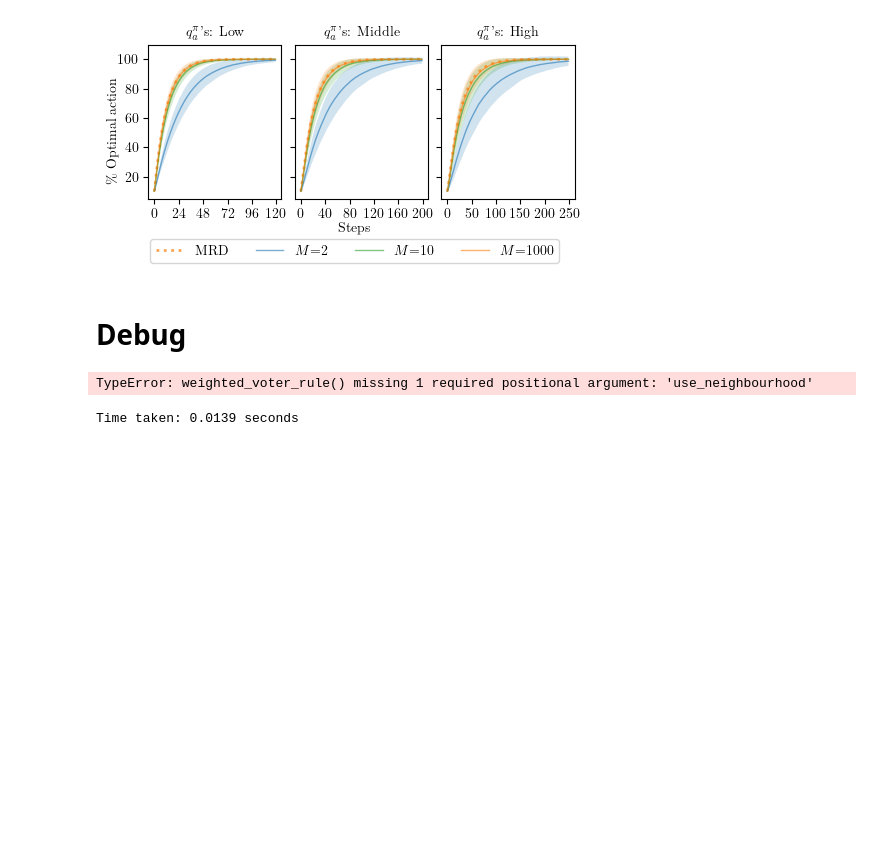
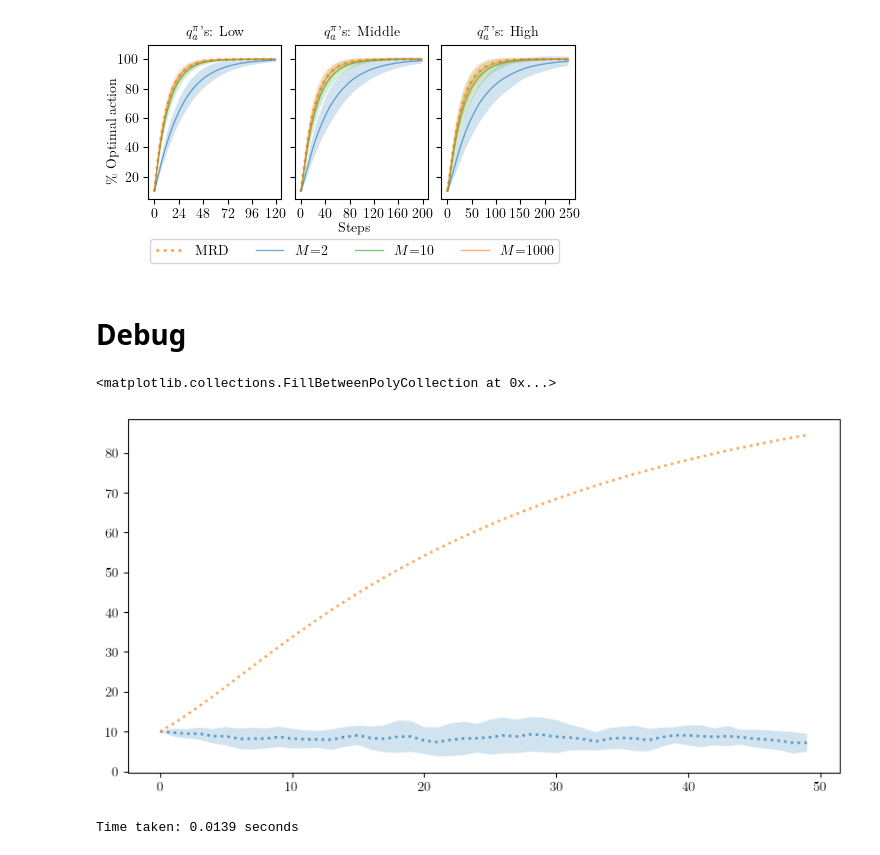
Before and after one commit to MISTLab/HiveMindRL, a Jupyter notebook: src/populations.ipynb, the cells around one changed output. Saved outputs shown, nothing was run; the diff lists cells and outputs as text; code cells hidden in the pictures; blank space fills up the shorter version.

```diff
--- a/src/populations.ipynb
+++ b/src/populations.ipynb
@@ -787,17 +789,19 @@ plt.legend()
 # %%
 bandit = BanditLinear(name="near one", device="cpu")
 
-step = 250
-seeds = 10
+step = 50
+seeds = 5
 population_size = 1000
-neighbourhood_size = 1000
+neighbourhood_size = 1
+use_neighbourhood = True
 name = "near one"
 
-_, optimal_action_wvr_10 = weighted_voter_rule(
+_, optimal_action_wvr_10 = majority_rule(
     steps=step,
     population_size=population_size,
-    seeds=seeds,
+    iterations=seeds,
     neighbourhood_size=neighbourhood_size,
+    use_neighbourhood=use_neighbourhood,
     name=name,
     disjoint_neighbourhood=False,
     device="cpu",
@@ -810,34 +814,35 @@ mean_rewards_mrd, optimal_action_mrd = replicator_dynamic(
 fig = plt.figure(figsize=(10, 5), dpi=100)
 ax = fig.add_subplot(1, 1, 1)
 
 ax.plot(
     range(step),
     optimal_action_wvr_10.mean(axis=0) * 100,
     label="wvr_10",
     linestyle="dotted",
     linewidth=2,
     alpha=0.7,
 )
 
 ax.plot(
     range(step),
     optimal_action_mrd * 100,
     label="MRD",
     linestyle="dotted",
     linewidth=2,
     alpha=0.7,
 )
 
 ax.fill_between(
     range(step),
     optimal_action_wvr_10.mean(axis=0) * 100 - optimal_action_wvr_10.std(axis=0) * 100,
     optimal_action_wvr_10.mean(axis=0) * 100 + optimal_action_wvr_10.std(axis=0) * 100,
     alpha=0.2,
 )
 
 # plt.legend()
 # %% [output]
-TypeError: weighted_voter_rule() missing 1 required positional argument: 'use_neighbourhood'
+<matplotlib.collections.FillBetweenPolyCollection at 0x...>
+[figure, added]
 # %%
 import torch
 from time import perf_counter
```
Also changed, not shown: parts of 1 cell of this notebook, 8 other files.
